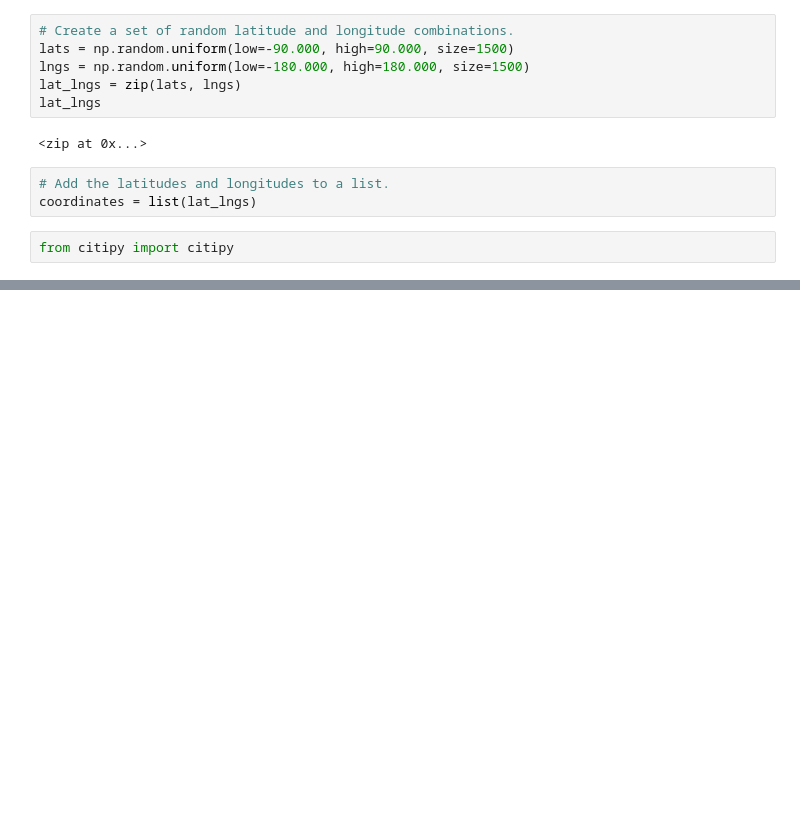
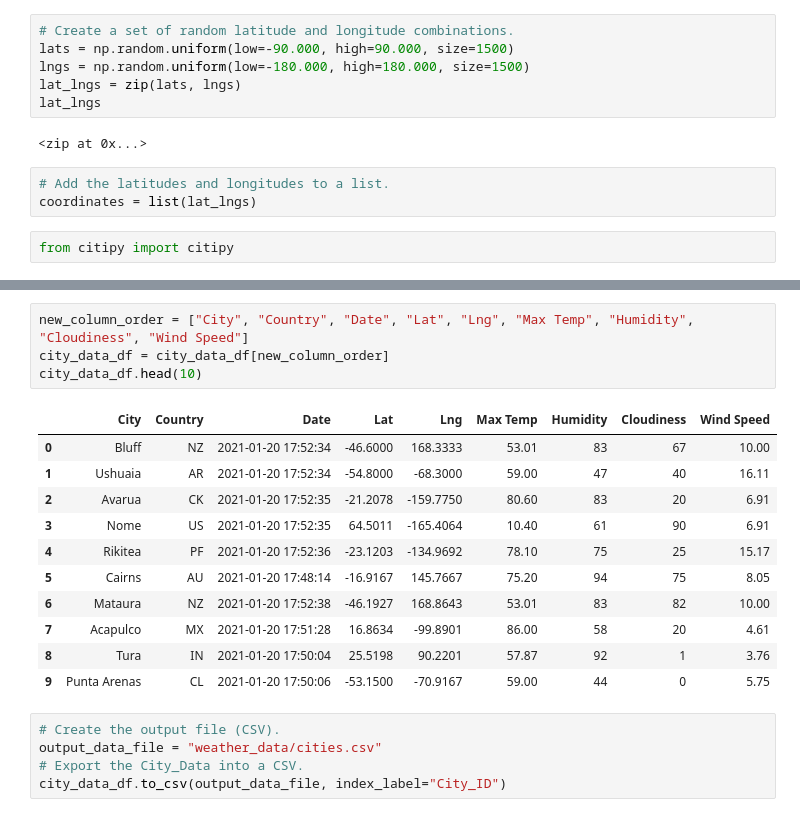
Before and after one commit to JessicaLacey/World_Weather_Analysis, a Jupyter notebook: WeatherPy.ipynb, the cells around one changed output, grey strips where cells are left out. Cells and saved outputs as stored; diff of their text form; blank space fills up the shorter version.

```diff
--- a/WeatherPy.ipynb
+++ b/WeatherPy.ipynb
@@ -32,0 +142,21 @@ len(cities)
+# %%
+new_column_order = ["City", "Country", "Date", "Lat", "Lng", "Max Temp", "Humidity", "Cloudiness", "Wind Speed"]
+city_data_df = city_data_df[new_column_order]
+city_data_df.head(10)
+# %% [output]
+|  | City | Country | Date | Lat | Lng | Max Temp | Humidity | Cloudiness | Wind Speed |
+| 0 | Bluff | NZ | 2021-01-20 17:52:34 | -46.6000 | 168.3333 | 53.01 | 83 | 67 | 10.00 |
+| 1 | Ushuaia | AR | 2021-01-20 17:52:34 | -54.8000 | -68.3000 | 59.00 | 47 | 40 | 16.11 |
+| 2 | Avarua | CK | 2021-01-20 17:52:35 | -21.2078 | -159.7750 | 80.60 | 83 | 20 | 6.91 |
+| 3 | Nome | US | 2021-01-20 17:52:35 | 64.5011 | -165.4064 | 10.40 | 61 | 90 | 6.91 |
+| 4 | Rikitea | PF | 2021-01-20 17:52:36 | -23.1203 | -134.9692 | 78.10 | 75 | 25 | 15.17 |
+| 5 | Cairns | AU | 2021-01-20 17:48:14 | -16.9167 | 145.7667 | 75.20 | 94 | 75 | 8.05 |
+| 6 | Mataura | NZ | 2021-01-20 17:52:38 | -46.1927 | 168.8643 | 53.01 | 83 | 82 | 10.00 |
+| 7 | Acapulco | MX | 2021-01-20 17:51:28 | 16.8634 | -99.8901 | 86.00 | 58 | 20 | 4.61 |
+| 8 | Tura | IN | 2021-01-20 17:50:04 | 25.5198 | 90.2201 | 57.87 | 92 | 1 | 3.76 |
+| 9 | Punta Arenas | CL | 2021-01-20 17:50:06 | -53.1500 | -70.9167 | 59.00 | 44 | 0 | 5.75 |
+# %%
+# Create the output file (CSV).
+output_data_file = "weather_data/cities.csv"
+# Export the City_Data into a CSV.
+city_data_df.to_csv(output_data_file, index_label="City_ID")
```
Also changed, not shown: parts of 6 cells of this notebook, 3 other files.
